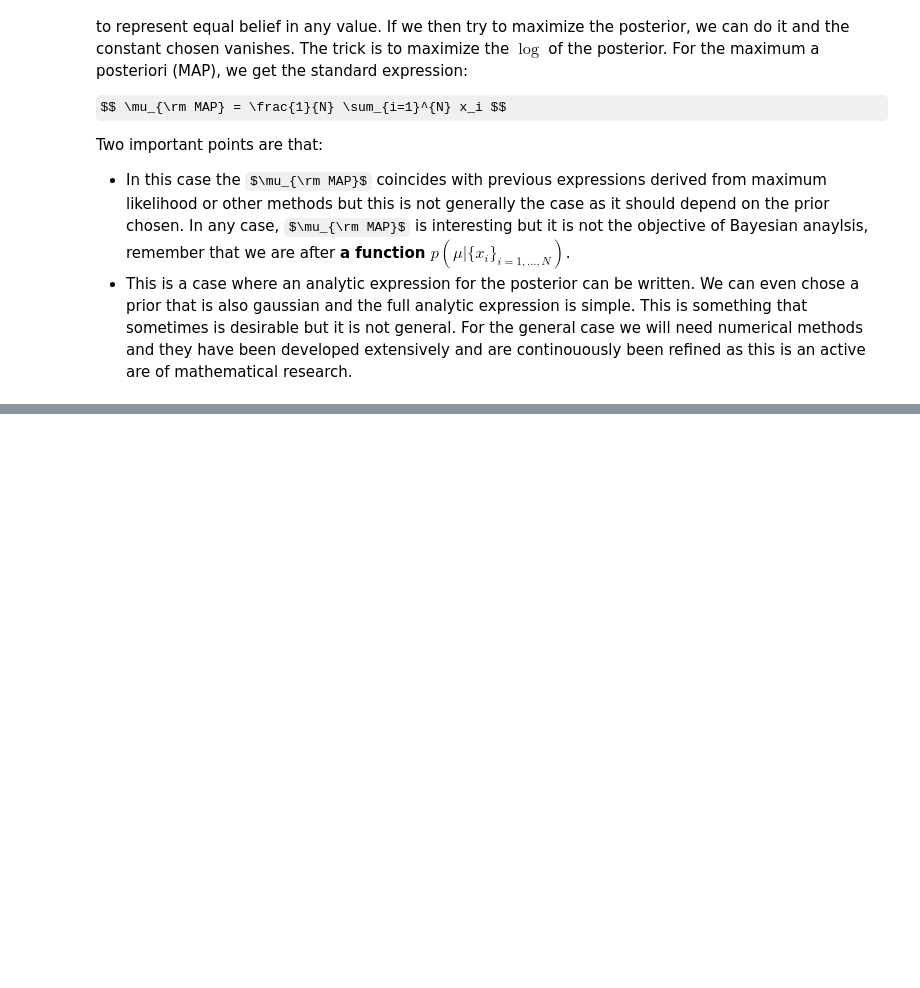
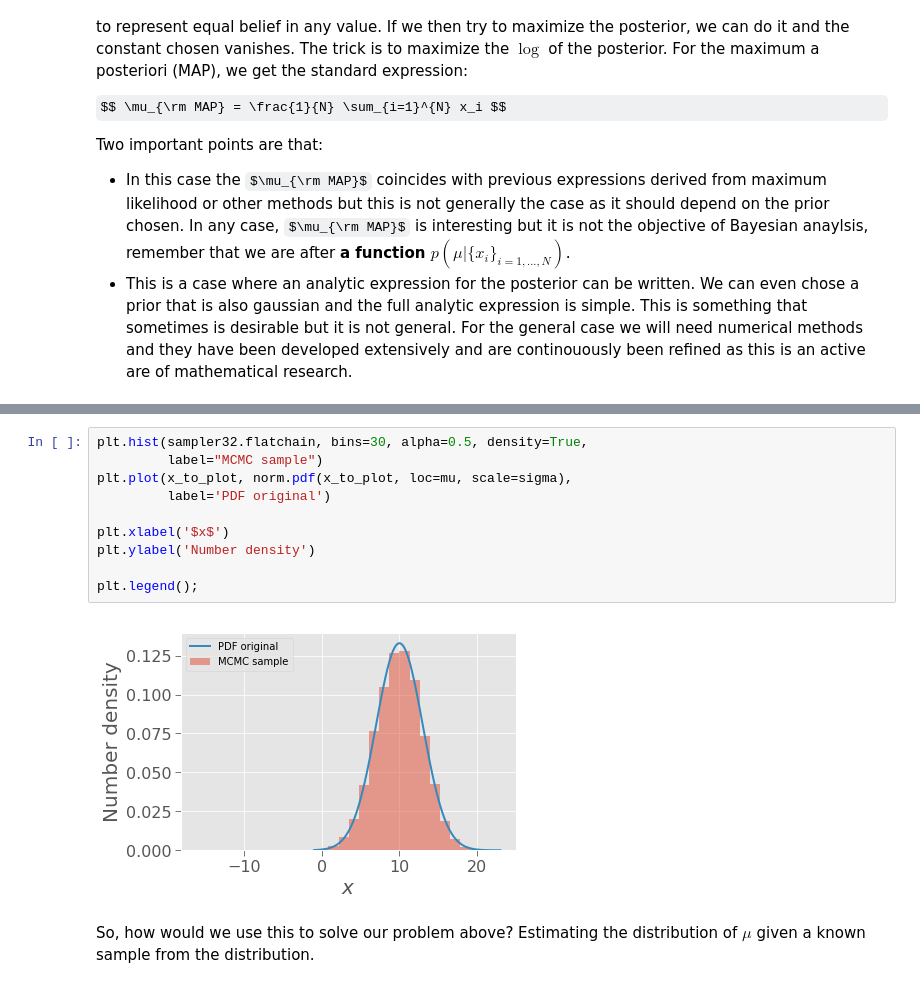
Before and after one commit to thevalentino/AS450-astroinformatica, a Jupyter notebook: 03-Bayesian Estimates.ipynb, the cells around one changed output, grey strips where cells are left out. Cells and saved outputs as stored; diff of their text form; some formulas as TeX source; blank space fills up the shorter version.

```diff
--- a/03-Bayesian Estimates.ipynb
+++ b/03-Bayesian Estimates.ipynb
@@ -93,0 +194,14 @@ In general, it can be hard to derive said function. However, it is not impossibl
+# %%
+plt.hist(sampler32.flatchain, bins=30, alpha=0.5, density=True,
+         label="MCMC sample")
+plt.plot(x_to_plot, norm.pdf(x_to_plot, loc=mu, scale=sigma),
+         label='PDF original')
+
+plt.xlabel('$x$')
+plt.ylabel('Number density')
+
+plt.legend();
+# %% [output]
+[figure, added]
+# %% [markdown]
+So, how would we use this to solve our problem above? Estimating the distribution of $\mu$ given a known sample from the distribution.
```
Also changed, not shown: parts of 22 cells of this notebook.
